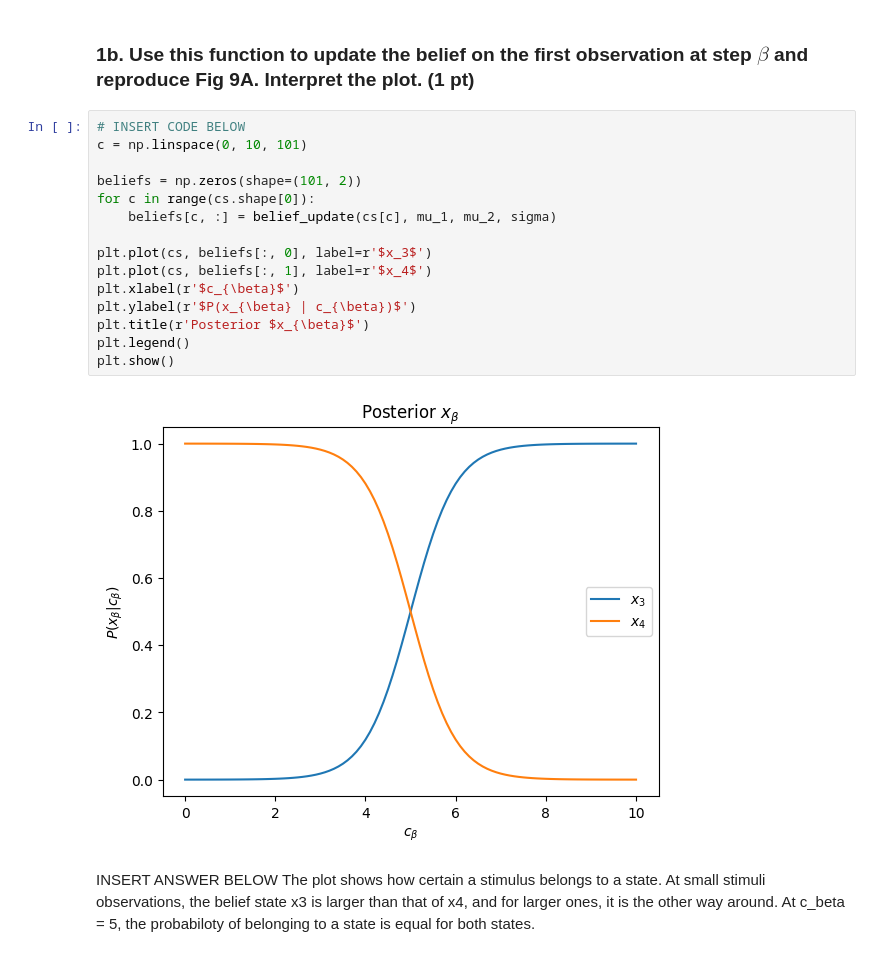
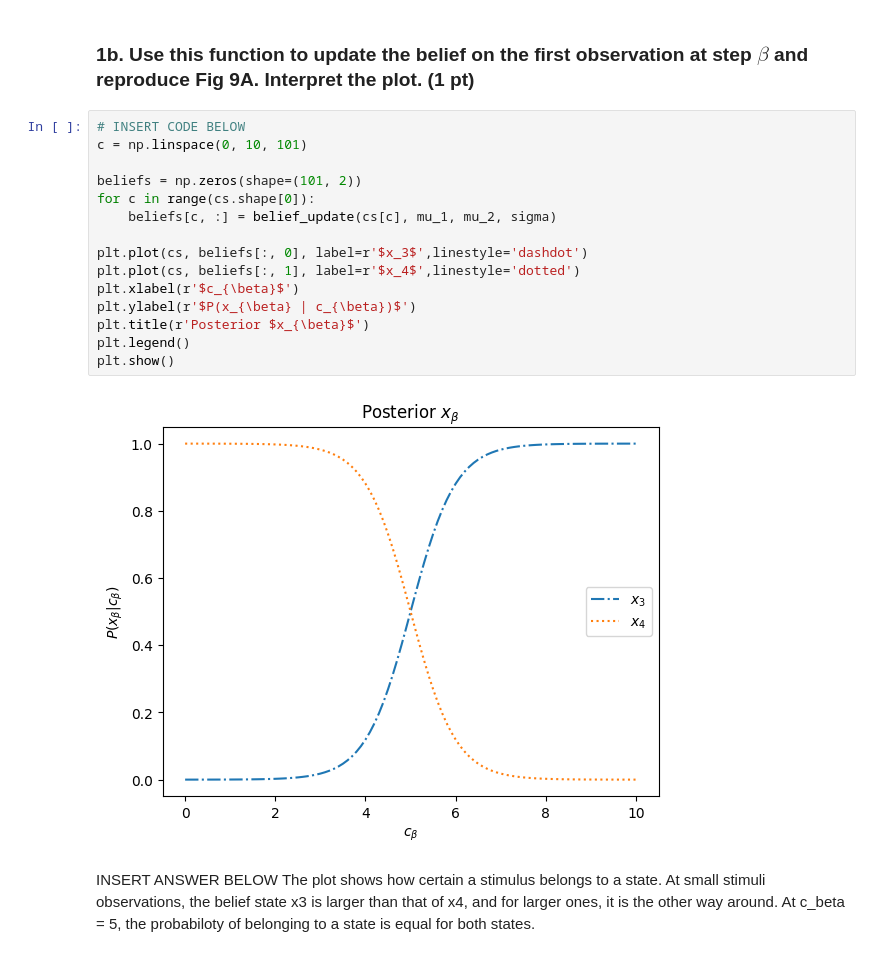
Before and after one commit to alinakrause/NeuralModelling, a Jupyter notebook: HW4/two_stage_FIRSTNAME_LASTNAME.ipynb, the cells around one changed output. Saved outputs shown, nothing was run; the diff lists cells and outputs as text.

```diff
--- a/HW4/two_stage_FIRSTNAME_LASTNAME.ipynb
+++ b/HW4/two_stage_FIRSTNAME_LASTNAME.ipynb
@@ -41,20 +41,20 @@ def belief_update(c, mu_1, mu_2, sigma):
 # %%
 # INSERT CODE BELOW
 c = np.linspace(0, 10, 101)
 
 beliefs = np.zeros(shape=(101, 2))
 for c in range(cs.shape[0]):
     beliefs[c, :] = belief_update(cs[c], mu_1, mu_2, sigma)
 
-plt.plot(cs, beliefs[:, 0], label=r'$x_3$')
-plt.plot(cs, beliefs[:, 1], label=r'$x_4$')
+plt.plot(cs, beliefs[:, 0], label=r'$x_3$',linestyle='dashdot')
+plt.plot(cs, beliefs[:, 1], label=r'$x_4$',linestyle='dotted')
 plt.xlabel(r'$c_{\beta}$')
 plt.ylabel(r'$P(x_{\beta} | c_{\beta})$')
 plt.title(r'Posterior $x_{\beta}$')
 plt.legend()
 plt.show()
 # %% [output]
-[figure, old version]
+[figure, new version]
 # %% [markdown]
 INSERT ANSWER BELOW
 The plot shows how certain a stimulus belongs to a state. At small stimuli observations, the belief state x3 is larger than that of x4, and for larger ones, it is the other way around. At c_beta = 5, the probabiloty of belonging to a state is equal for both states.
```
Also changed, not shown: parts of 6 cells of this notebook, 1 other file.
